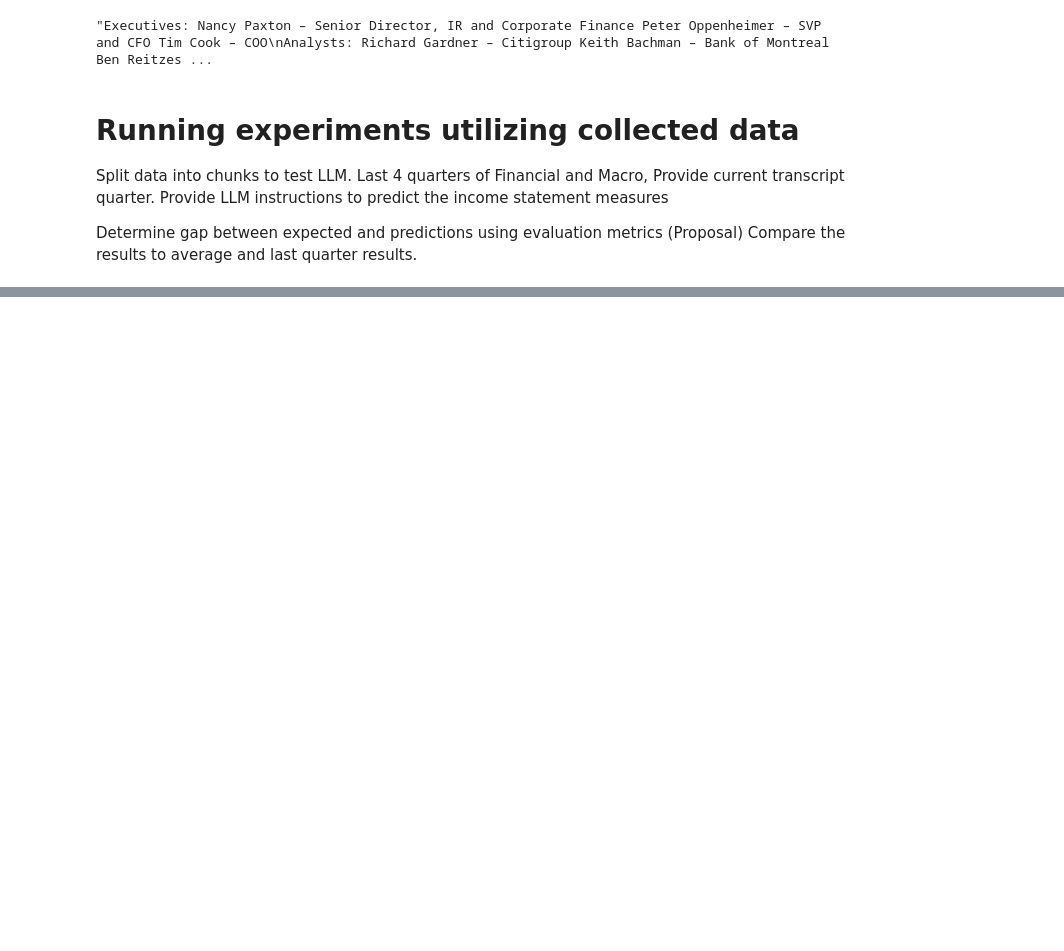
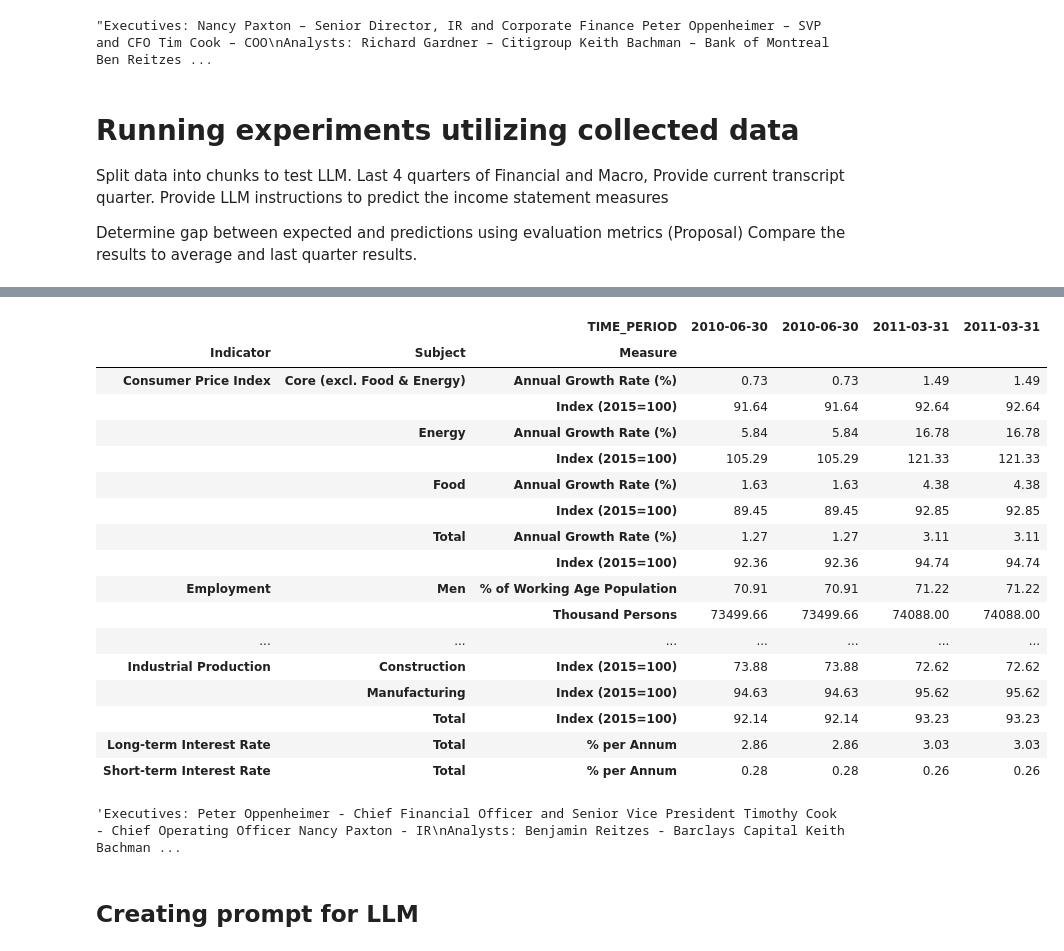
Before and after one commit to jltejada98/FinanceLLMAnalyzer, a Jupyter notebook: CompleteProject.ipynb, the cells around one changed output, grey strips where cells are left out. Cells and saved outputs as stored; diff of their text form; code cells hidden in the pictures; blank space fills up the shorter version.

Commit message:
Attempted to create prepare data from files to use the prepareDataFromFiles

```diff
--- a/CompleteProject.ipynb
+++ b/CompleteProject.ipynb
@@ -563,0 +597,36 @@ Compare the results to average and last quarter results.
+# %%
+def prepare_data(company, macro_df, target_date):
+   target_date = pd.to_datetime(target_date) - pd.DateOffset(months=3)
+
+   financial_df = company.getConsolidatedFilings()
+   available_dates = [col for col in financial_df.columns if col not in ['tag', 'stmt']]
+   available_dates = pd.to_datetime(available_dates)
+   available_dates = sorted(available_dates)
+
+   target_idx = np.searchsorted(available_dates, target_date)
+   if target_idx > 0:
+       target_idx = min(target_idx, len(available_dates) - 1)
+
+   start_idx = max(0, target_idx - 3)
+   selected_dates = available_dates[start_idx:target_idx + 1]
+   if len(selected_dates) < 4:
+       raise ValueError("Not enough historical data available")
+
+   date_strings = [d.strftime('%Y-%m-%d %H:%M:%S') for d in selected_dates]
+   financial_features = financial_df[['tag', 'stmt'] + date_strings]
+
+   macro_df = pd.DataFrame(macro_df)
+   macro_df.columns = pd.to_datetime(macro_df.columns)
+   macro_df = macro_df.T
+
+   macro_features = pd.DataFrame()
+   for date in selected_dates:
+       closest_date = macro_df.index[np.abs(macro_df.index - date).argmin()]
+       macro_features = pd.concat([macro_features, macro_df.loc[[closest_date]]])
+
+   macro_features = macro_features.T
+
+   prev_quarter_date = selected_dates[-1]
+   transcript = company.get_transcript(prev_quarter_date)
+
+   return financial_features, macro_features, transcript
@@ -563,0 +635,7 @@ Compare the results to average and last quarter results.
+# %%
+# Example usage:
+dateToPredict = '2011-06-30 00:00:00'
+fin_features, macro_features, transcript = prepare_data(
+    company=companyObjDict[companyNames[0]],
+    macro_df=macroIndicatorsDF,
+    target_date=dateToPredict)
@@ -563,0 +662,27 @@ Compare the results to average and last quarter results.
+# %%
+macro_features
+# %% [output]
+|  |  | TIME_PERIOD | 2010-06-30 | 2010-06-30 | 2011-03-31 | 2011-03-31 |
+| Indicator | Subject | Measure |  |  |  |  |
+| Consumer Price Index | Core (excl. Food & Energy) | Annual Growth Rate (%) | 0.73 | 0.73 | 1.49 | 1.49 |
+|  |  | Index (2015=100) | 91.64 | 91.64 | 92.64 | 92.64 |
+|  | Energy | Annual Growth Rate (%) | 5.84 | 5.84 | 16.78 | 16.78 |
+|  |  | Index (2015=100) | 105.29 | 105.29 | 121.33 | 121.33 |
+|  | Food | Annual Growth Rate (%) | 1.63 | 1.63 | 4.38 | 4.38 |
+|  |  | Index (2015=100) | 89.45 | 89.45 | 92.85 | 92.85 |
+|  | Total | Annual Growth Rate (%) | 1.27 | 1.27 | 3.11 | 3.11 |
+|  |  | Index (2015=100) | 92.36 | 92.36 | 94.74 | 94.74 |
+| Employment | Men | % of Working Age Population | 70.91 | 70.91 | 71.22 | 71.22 |
+|  |  | Thousand Persons | 73499.66 | 73499.66 | 74088.00 | 74088.00 |
+| ... | ... | ... | ... | ... | ... | ... |
+| Industrial Production | Construction | Index (2015=100) | 73.88 | 73.88 | 72.62 | 72.62 |
+|  | Manufacturing | Index (2015=100) | 94.63 | 94.63 | 95.62 | 95.62 |
+|  | Total | Index (2015=100) | 92.14 | 92.14 | 93.23 | 93.23 |
+| Long-term Interest Rate | Total | % per Annum | 2.86 | 2.86 | 3.03 | 3.03 |
+| Short-term Interest Rate | Total | % per Annum | 0.28 | 0.28 | 0.26 | 0.26 |
+# %%
+transcript
+# %% [output]
+'Executives: Peter Oppenheimer - Chief Financial Officer and Senior Vice President Timothy Cook - Chief Operating Officer Nancy Paxton - IR\nAnalysts: Benjamin Reitzes - Barclays Capital Keith Bachman ...
+# %% [markdown]
+## Creating prompt for LLM
```
Also changed, not shown: parts of 12 cells of this notebook.
